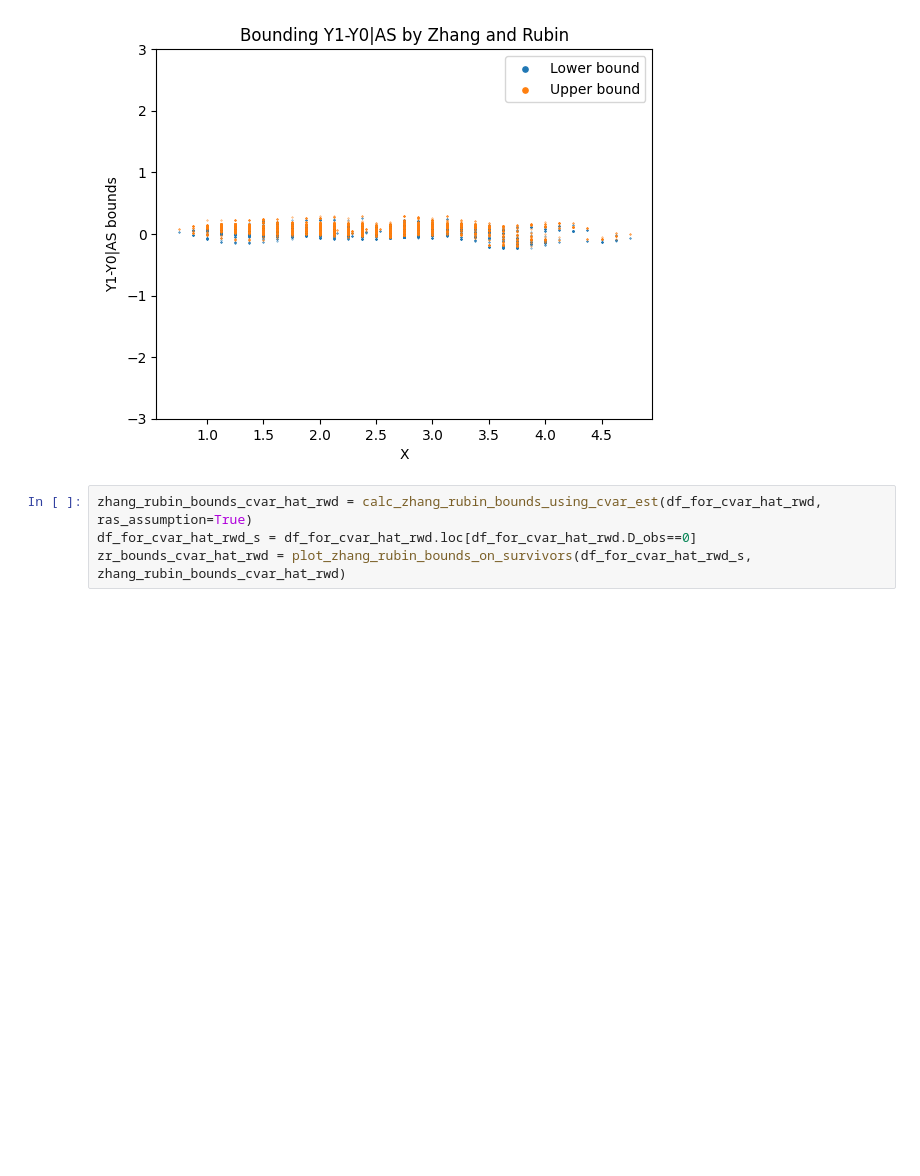
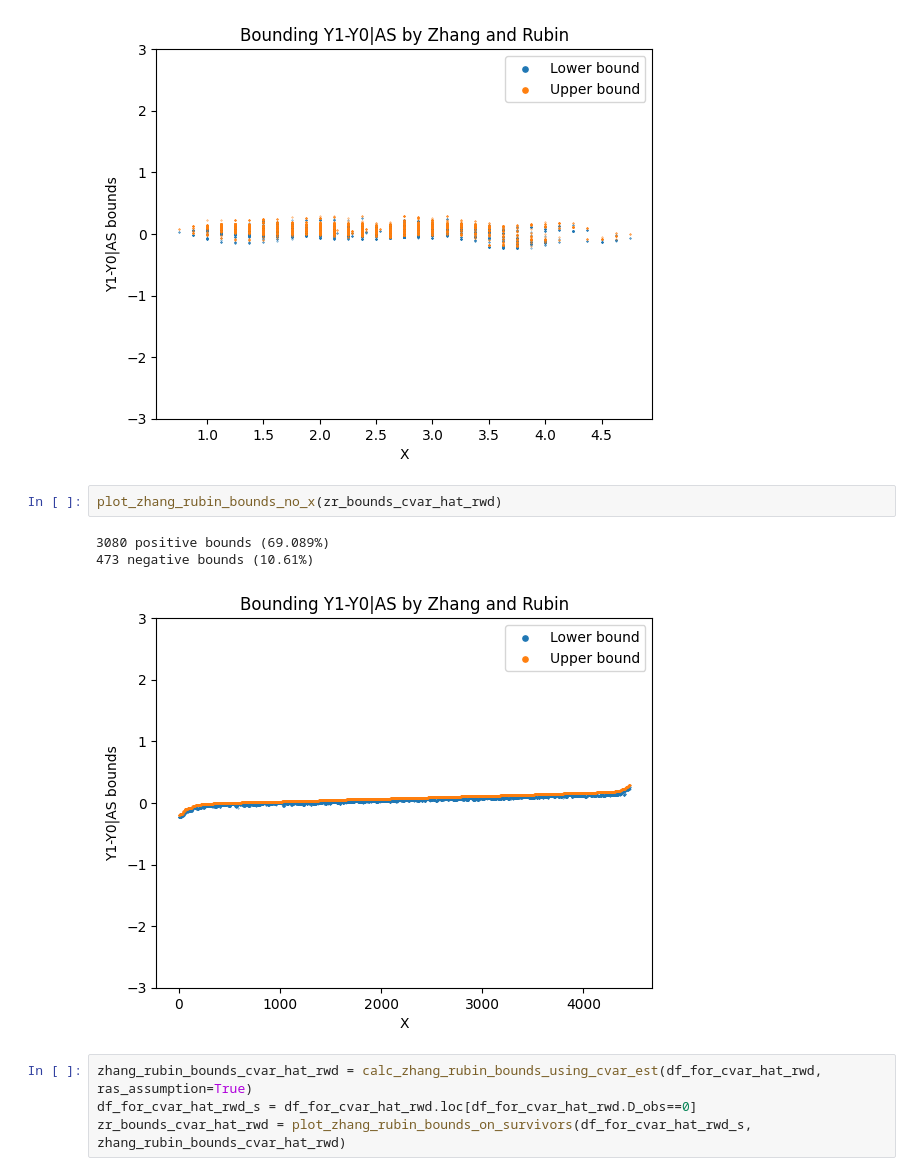
Before and after one commit to HadarRosenwald/competing_risks_simulation, a Jupyter notebook: competing_risks_simulation.ipynb, the cells around one changed output. Drawn from its saved outputs; the diff is of its cells as text; blank space fills up the shorter version.

```diff
--- a/competing_risks_simulation.ipynb
+++ b/competing_risks_simulation.ipynb
@@ -108,6 +114,12 @@ df_for_cvar_hat_rwd_s = df_for_cvar_hat_rwd.loc[df_for_cvar_hat_rwd.D_obs==0]
 zr_bounds_cvar_hat_rwd = plot_zhang_rubin_bounds_on_survivors(df_for_cvar_hat_rwd_s, zhang_rubin_bounds_cvar_hat_rwd)
 # %% [output]
 [figure]
+# %%
+plot_zhang_rubin_bounds_no_x(zr_bounds_cvar_hat_rwd)
+# %% [output]
+3080 positive bounds (69.089%)
+473 negative bounds (10.61%)
+[figure, added]
 # %%
 zhang_rubin_bounds_cvar_hat_rwd = calc_zhang_rubin_bounds_using_cvar_est(df_for_cvar_hat_rwd, ras_assumption=True)
 df_for_cvar_hat_rwd_s = df_for_cvar_hat_rwd.loc[df_for_cvar_hat_rwd.D_obs==0]
```
Also changed, not shown: parts of 4 cells of this notebook, 1 other file.
